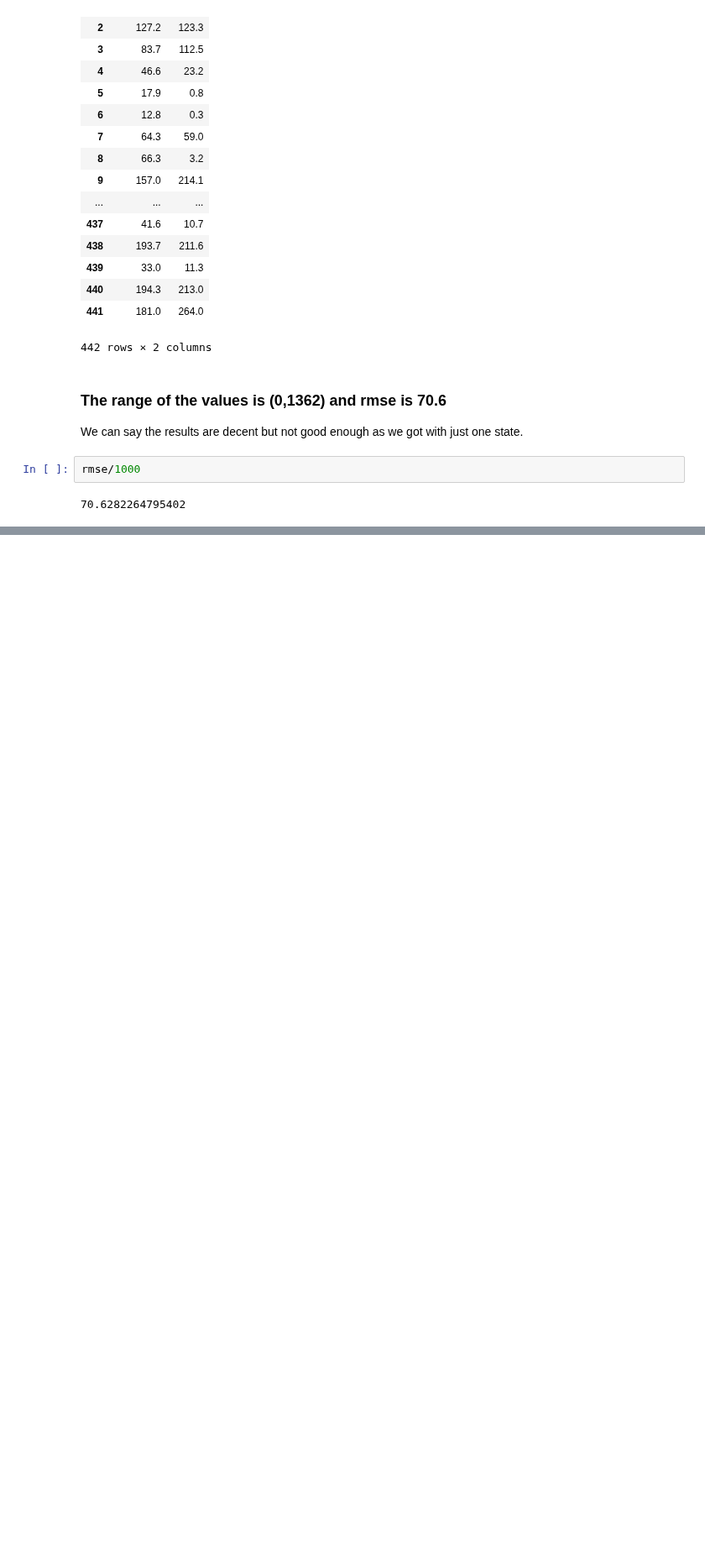
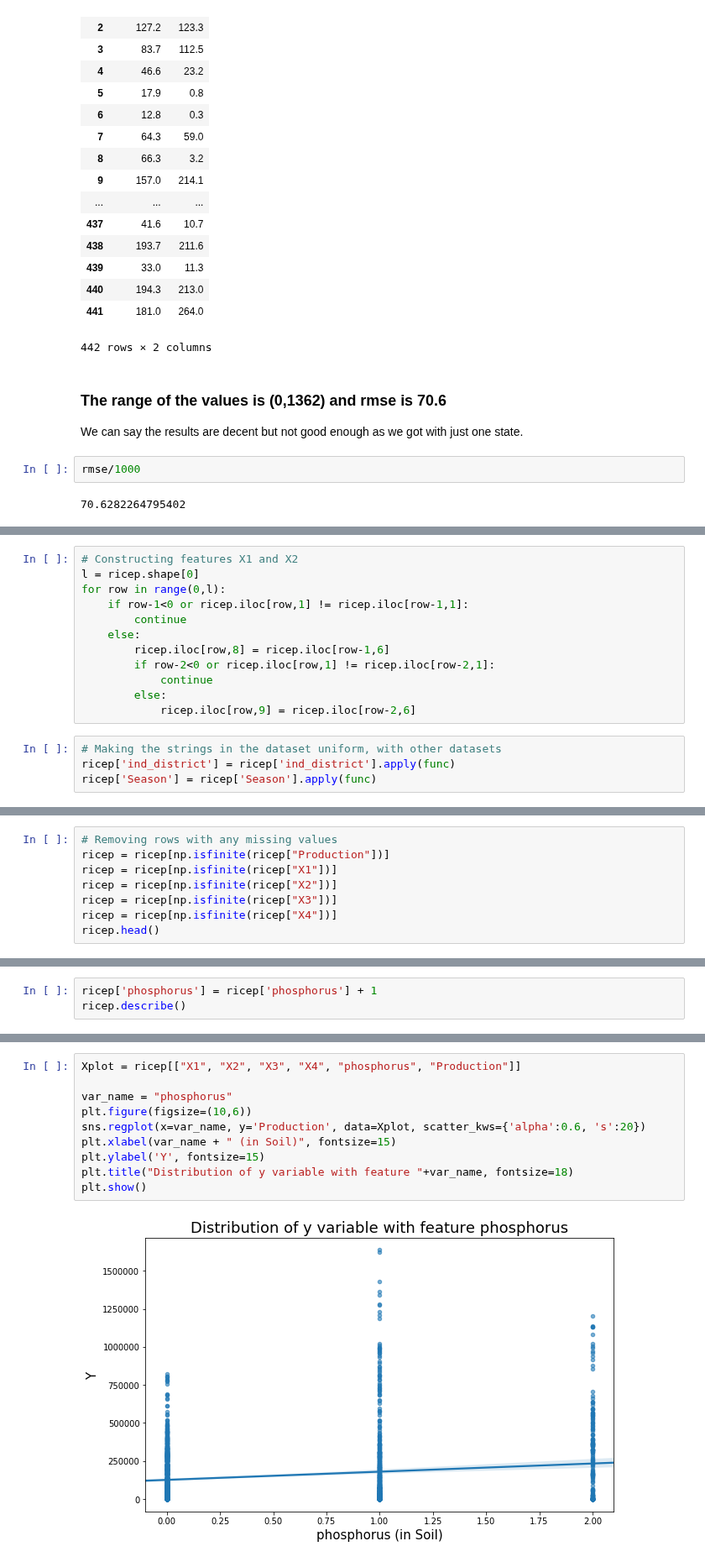
Before and after one commit to AkshanshChahal/ML-in-Agriculture, a Jupyter notebook: Baseline.ipynb, the cells around one changed output, grey strips where cells are left out. Shown at 84% size. Drawn from its saved outputs; the diff is of its cells as text; blank space fills up the shorter version.

```diff
--- a/Baseline.ipynb
+++ b/Baseline.ipynb
@@ -636,0 +666,16 @@ rmse/1000
+# %%
+# Constructing features X1 and X2
+l = ricep.shape[0]
+for row in range(0,l):
+    if row-1<0 or ricep.iloc[row,1] != ricep.iloc[row-1,1]:
+        continue
+    else:
+        ricep.iloc[row,8] = ricep.iloc[row-1,6]
+        if row-2<0 or ricep.iloc[row,1] != ricep.iloc[row-2,1]:
+            continue
+        else:
+            ricep.iloc[row,9] = ricep.iloc[row-2,6]
+# %%
+# Making the strings in the dataset uniform, with other datasets
+ricep['ind_district'] = ricep['ind_district'].apply(func)
+ricep['Season'] = ricep['Season'].apply(func)
@@ -636,0 +714,8 @@ rmse/1000
+# %%
+# Removing rows with any missing values
+ricep = ricep[np.isfinite(ricep["Production"])]
+ricep = ricep[np.isfinite(ricep["X1"])]
+ricep = ricep[np.isfinite(ricep["X2"])]
+ricep = ricep[np.isfinite(ricep["X3"])]
+ricep = ricep[np.isfinite(ricep["X4"])]
+ricep.head()
@@ -636,0 +729,3 @@ rmse/1000
+# %%
+ricep['phosphorus'] = ricep['phosphorus'] + 1
+ricep.describe()
@@ -636,0 +745,12 @@ rmse/1000
+# %%
+Xplot = ricep[["X1", "X2", "X3", "X4", "phosphorus", "Production"]]
+
+var_name = "phosphorus"
+plt.figure(figsize=(10,6))
+sns.regplot(x=var_name, y='Production', data=Xplot, scatter_kws={'alpha':0.6, 's':20})
+plt.xlabel(var_name + " (in Soil)", fontsize=15)
+plt.ylabel('Y', fontsize=15)
+plt.title("Distribution of y variable with feature "+var_name, fontsize=18)
+plt.show()
+# %% [output]
+[figure, added]
```
Also changed, not shown: parts of 34 cells of this notebook.
